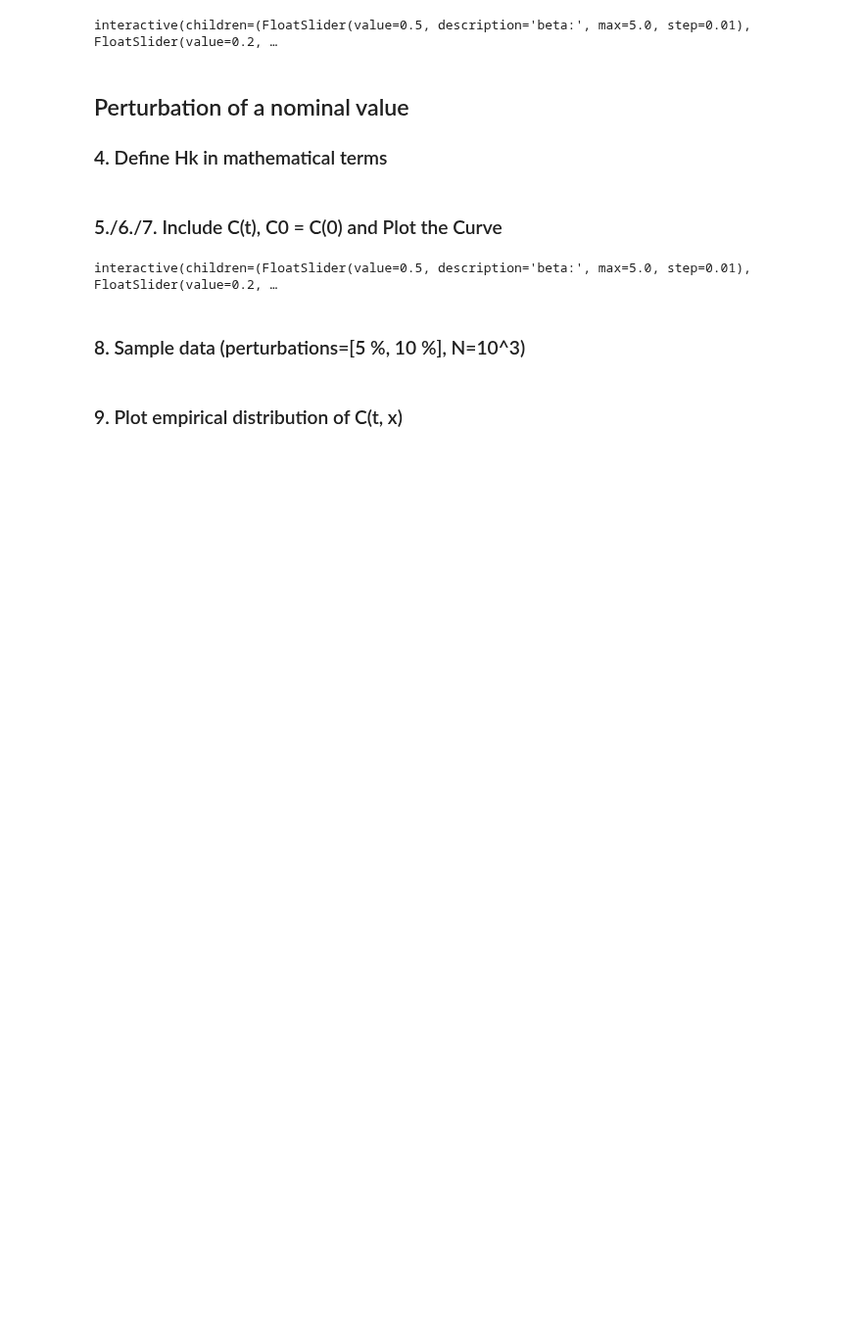
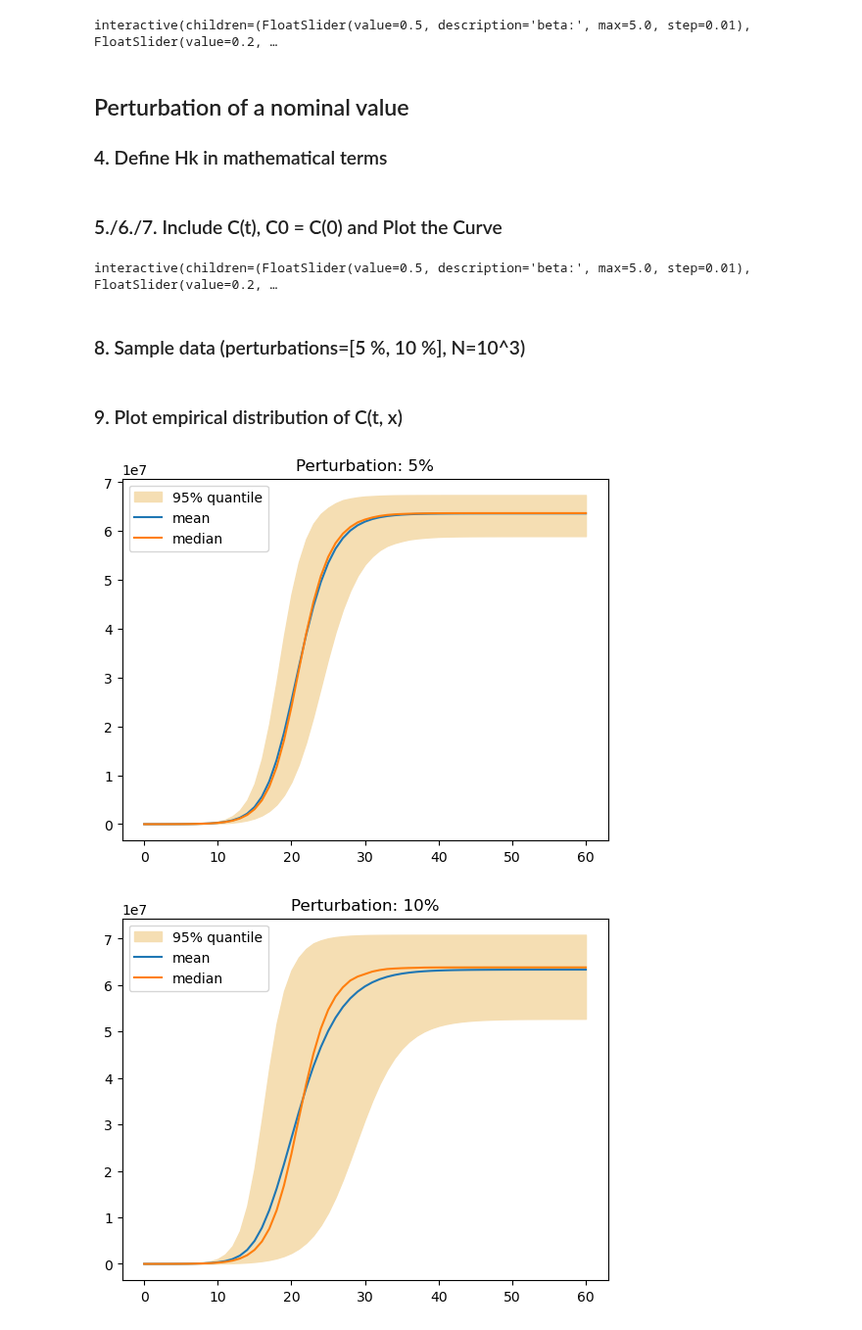
Before and after one commit to maximilian-nowak/uq-assignments, a Jupyter notebook: Assignment_1.ipynb, the cells around one changed output. Shown at 98% size. Drawn from its saved outputs; the diff is of its cells as text; code cells hidden in the pictures; blank space fills up the shorter version.

```diff
--- a/Assignment_1.ipynb
+++ b/Assignment_1.ipynb
@@ -170,2 +170,34 @@ run_simulations(seir_model_update, [0.05, 0.10], N=1000)
 # %% [markdown]
 ### 9. Plot empirical distribution of C(t, x)
+# %%
+def get_metrics(C_data):
+    n = C_data.shape[1]
+    mean = C_data.mean(0)
+    median = np.zeros(n)
+    quant_high = np.zeros(n)
+    quant_low = np.zeros(n)
+    for t in range(n):
+        median[t] = np.median(C_data[:, t])
+        quant_high[t] = np.quantile(C_data[:, t], 0.975)
+        quant_low[t] = np.quantile(C_data[:, t], 0.025)
+    return mean, median, quant_high, quant_low
+
+def plot_distribution(titlestr, metrics):
+    fig, ax = plt.subplots(1, 1)
+    t = np.linspace(0,T,T+1)
+    ax.fill_between(t, metrics[2], metrics[3], color="wheat", label='95% quantile')
+    ax.plot(t, metrics[0], label='mean')
+    ax.plot(t, metrics[1], label='median')
+    ax.set_title(titlestr)
+    ax.legend()
+
+C_data5 = np.loadtxt("data_sample_p5")
+metrics5 = get_metrics(C_data5)
+plot_distribution("Perturbation: 5%", metrics5)
+
+C_data10 = np.loadtxt("data_sample_p10")
+metrics10 = get_metrics(C_data10)
+plot_distribution("Perturbation: 10%", metrics10)
+# %% [output]
+[figure, added]
+[figure, added]
```
Also changed, not shown: parts of 2 cells of this notebook.
